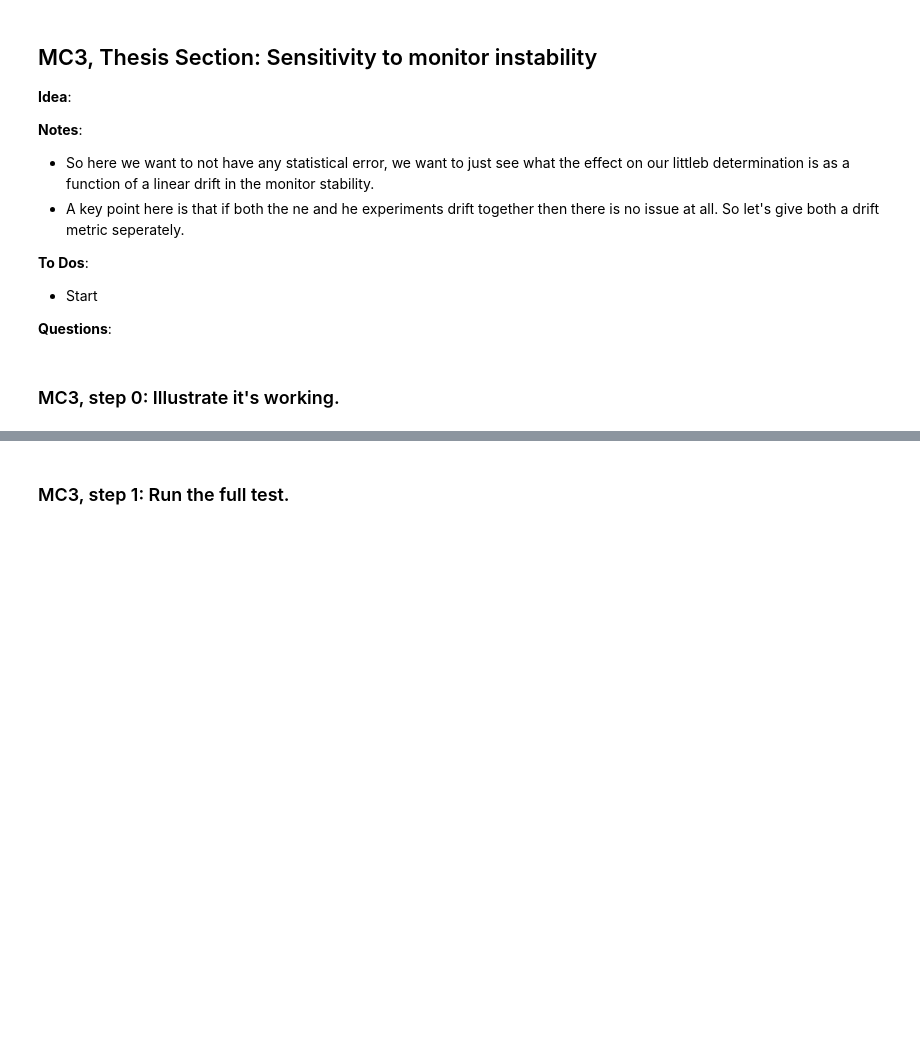
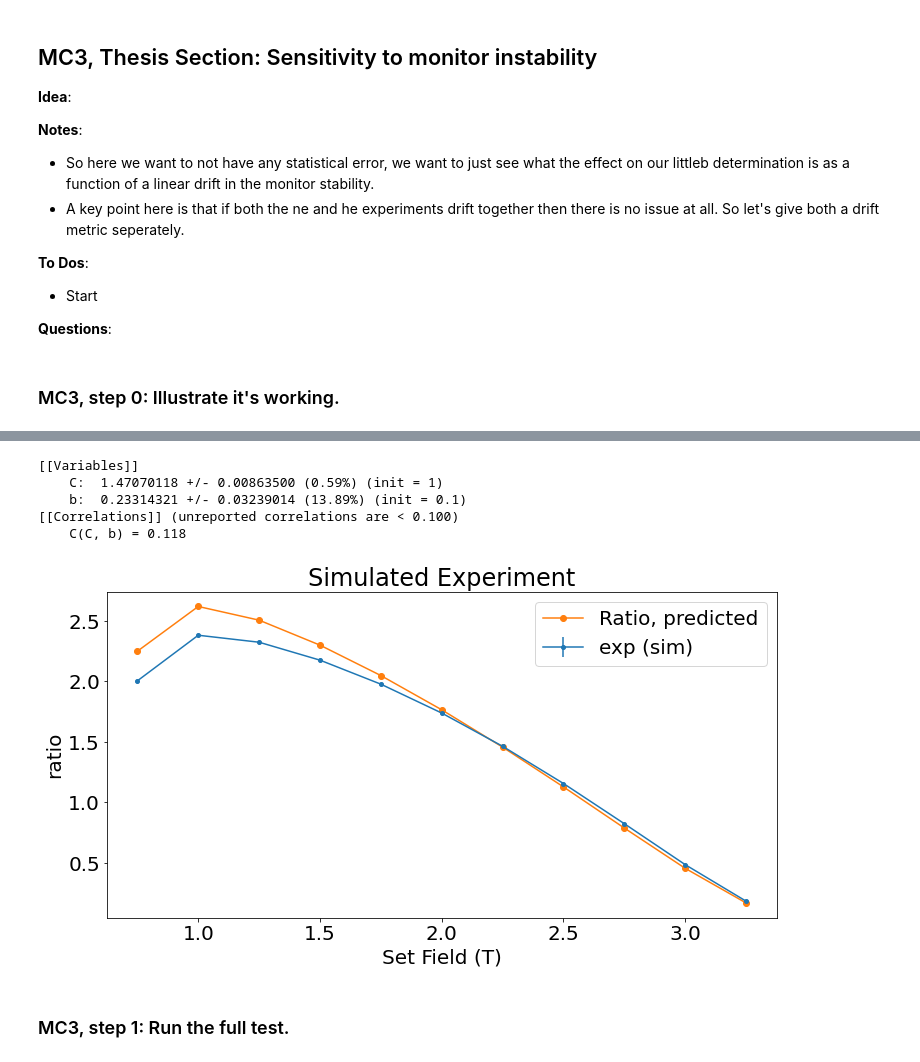
Before and after one commit to drewbyron/rocks-analysis-notebooks, a Jupyter notebook: MC_thesis_studies.ipynb, the cells around one changed output, grey strips where cells are left out. Drawn from its saved outputs; the diff is of its cells as text; code cells hidden in the pictures; blank space fills up the shorter version.

```diff
--- a/MC_thesis_studies.ipynb
+++ b/MC_thesis_studies.ipynb
@@ -382,34 +438,41 @@ print( spread_ne, spread_he)
 # %%
 ratio_pred = rp.AUC_expectation(set_fields, freq_BWs, b = b, plot = False)
 
 # Conduct fit.
 my_pars = Parameters()
 my_pars.add('C', value=1, min=0, max = 10, vary =True)
 my_pars.add('b', value=.1, min=-10, max = 10, vary =True)
 
-result = minimize(mc.objfunc_chisq, my_pars, args = (freq_BWs, set_fields, ratio_exp, b))
+result = minimize(mc.objfunc_chisq, my_pars, args = (freq_BWs, set_fields, ratio_exp))
 
 # Fit report.
 print(fit_report(result.params))
 
 # Plot results.
 fig0, ax0 = plt.subplots(figsize=(12,6))
 
 C = result.params["C"].value
 
 ratio_exp_cp = ratio_exp.copy()
 ratio_exp_cp["Ratio"] = C*ratio_exp_cp["Ratio"]
 ratio_exp_cp["sRatio"] = C*ratio_exp_cp["sRatio"]
 
 pm.plot_experimental_ratio(ratio_exp_cp, ax0, label= f"exp (sim)")
 pm.plot_predicted_ratio(ratio_pred, ax0)
 
 # ax0.set_yscale("log")
 ax0.set_ylabel('ratio')
 ax0.set_xlabel('Set Field (T)')
 ax0.set_title(f"Simulated Experiment")
 ax0.legend()
 plt.show()
+# %% [output]
+[[Variables]]
+    C:  1.47070118 +/- 0.00863500 (0.59%) (init = 1)
+    b:  0.23314321 +/- 0.03239014 (13.89%) (init = 0.1)
+[[Correlations]] (unreported correlations are < 0.100)
+    C(C, b) = 0.118
+[figure, added]
 # %% [markdown]
 ### MC3, step 1: Run the full test.
 # %%
```
Also changed, not shown: parts of 16 cells of this notebook, 9 other files.
